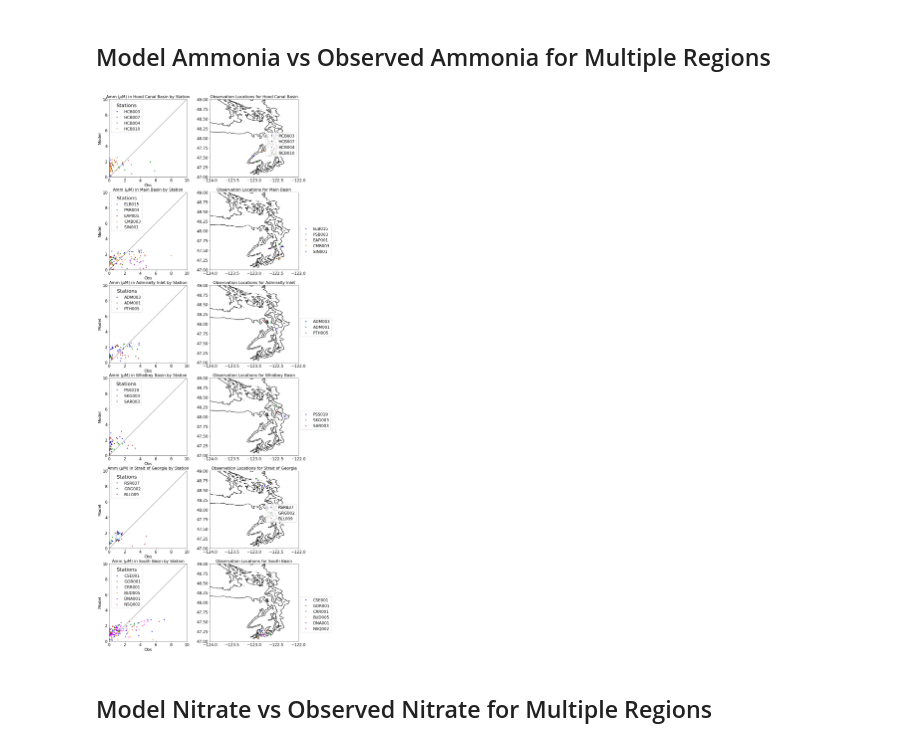
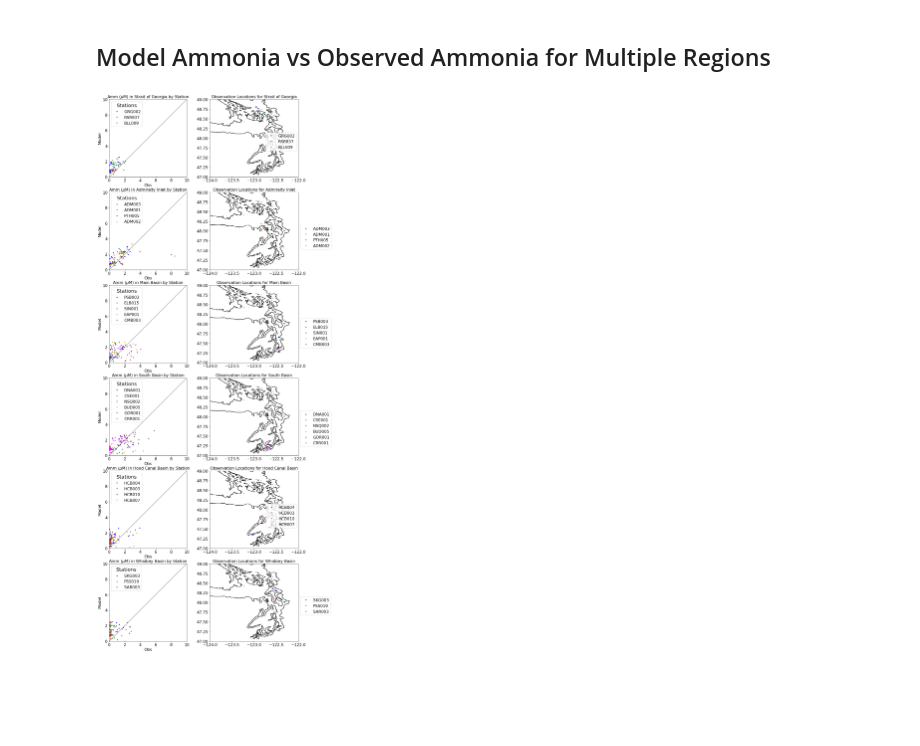
Before and after one commit to SalishSeaCast/analysis-keegan, a Jupyter notebook: notebooks/Evaluations/By_Region.ipynb, the cells around one changed output. Drawn from its saved outputs; the diff is of its cells as text; code cells hidden in the pictures; blank space fills up the shorter version.

```diff
--- a/notebooks/Evaluations/By_Region.ipynb
+++ b/notebooks/Evaluations/By_Region.ipynb
@@ -77,3 +80,5 @@ dfBot=pickle.load(open(os.path.join(datadir,f'Bottles_{str(year)}.p'),'rb'))
+# %%
+dfBot=pd.concat(dictBot.values(), ignore_index=True)
 # %%
 df1=pd.merge(left=dfSta,right=dfBot,how='right',
              left_on='Station',right_on='Station')
@@ -173,8 +184,8 @@ df1['CT']=[interpCTDvar(sta,yr,yd,ztarget,'CT') for sta, yr, yd, ztarget \
 fdict={'ptrc_T':1,'grid_T':1}
 # start_date and end_date are the first and last dates that will
 #  be included in the matched data set
-start_date = dt.datetime(year,1,1)
-end_date = dt.datetime(year,12,31)
+start_date = dt.datetime(years[0],1,1)
+end_date = dt.datetime(years[-1],12,31)
 flen=1 # number of days per model output file. always 1 for 201905 and 201812 model runs
 namfmt='nowcast' # for 201905 and 201812 model runs, this should always be 'nowcast'
 # filemap is dictionary of the form variableName: fileType, where variableName is the name
@@ -333,47 +443,11 @@ odict_keys(['z < 15 m', '15 m < z < 22 m', 'z >= 22 m', 'z > 50 m', 'all', 'z <
 # %% [markdown]
 ## Model Ammonia vs Observed Ammonia for Multiple Regions
-# %%
-def multi_station_graph(figrange,obsvar,modvar,regions,down=6,figsize=(14,40)):
-    ''' A function that creates a series of scatter plots and maps for each region
-
-    :arg figrange: A pair of values that will decide the range of the graph. Should always
-                    should always be larger than the maximum value of the variable.
-    :type : tuple
-
-    :arg obsvar,modvar: The name of the observed and model variables you wish to compare to each other.
-    :type :string
-
-    :are regions: The names of all of the basins you wish to look at
-    :type : list of strings
-
-    :arg down: A number which should be equal to the number of regions you are looking at
-    :type : integer
-
-    :arg figsize: a pair of values that decide the size of the entire figure
-    '''
-    fig, ax = plt.subplots(down,2,figsize = figsize)
-    for d,r in zip(range(down),regions):
-        ps=byStation(ax[d][0],obsvar,modvar,figrange,r)
-        ax[d][0].set_title(f'{obsvar} ($\mu$M) in {r} by Station');
-
-        with nc.Dataset('/data/vdo/MEOPAR/NEMO-forcing/grid/bathymetry_201702.nc') as grid:
-            viz_tools.plot_coastline(ax[d][1], grid, coords = 'map',isobath=.1)
-
-        for ind, istation in enumerate(data[data['Basin'] == r].Station.unique()):
-            ax[d][1].plot(datstat[istation]['Lon'], datstat[istation]['Lat'],'.',
-                color = colors[ind], label=istation)
-        ax[d][1].set_ylim(47, 49)
-        ax[d][1].legend(bbox_to_anchor=[1,.6,0,0])
-        ax[d][1].set_xlim(-124, -122);
-        ax[d][1].set_title(f'Observation Locations for {r}');
 # %%
 obsvar='Amm'
 modvar='mod_ammonium'
-regions=data.Basin.unique()
+regions=['Strait of Georgia','Admiralty Inlet','Main Basin','South Basin','Hood Canal Basin','Whidbey Basin']
 figrange=(0,10)
 
-multi_station_graph(figrange,obsvar,modvar,regions)
+multi_station_graph(figrange,obsvar,modvar,regions,year)
 # %% [output]
-[figure, old version]
+[figure, new version]
-# %% [markdown]
-## Model Nitrate vs Observed Nitrate for Multiple Regions
```
Also changed, not shown: parts of 24 cells of this notebook, 5 other files.
